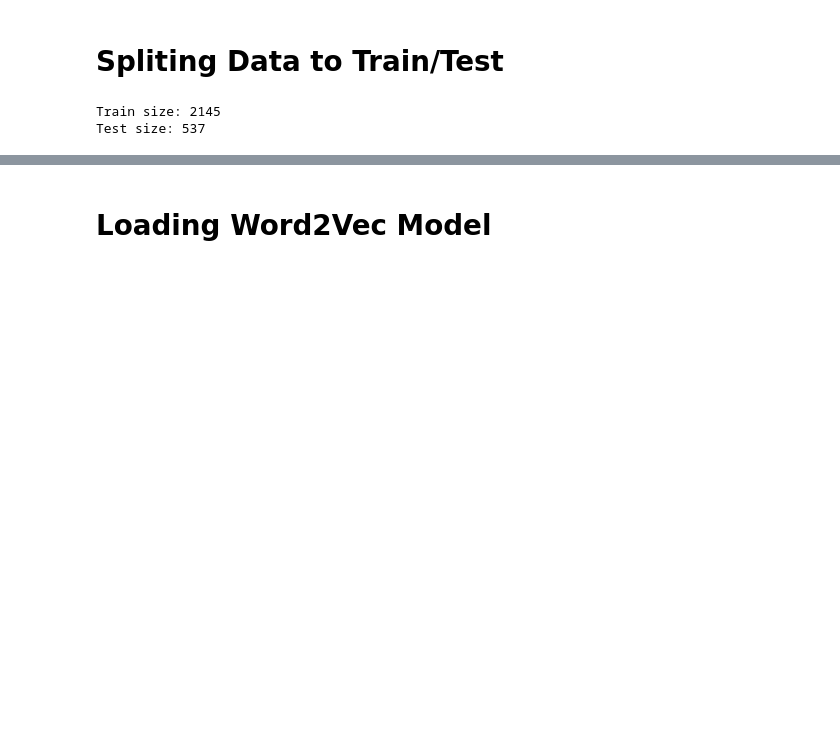
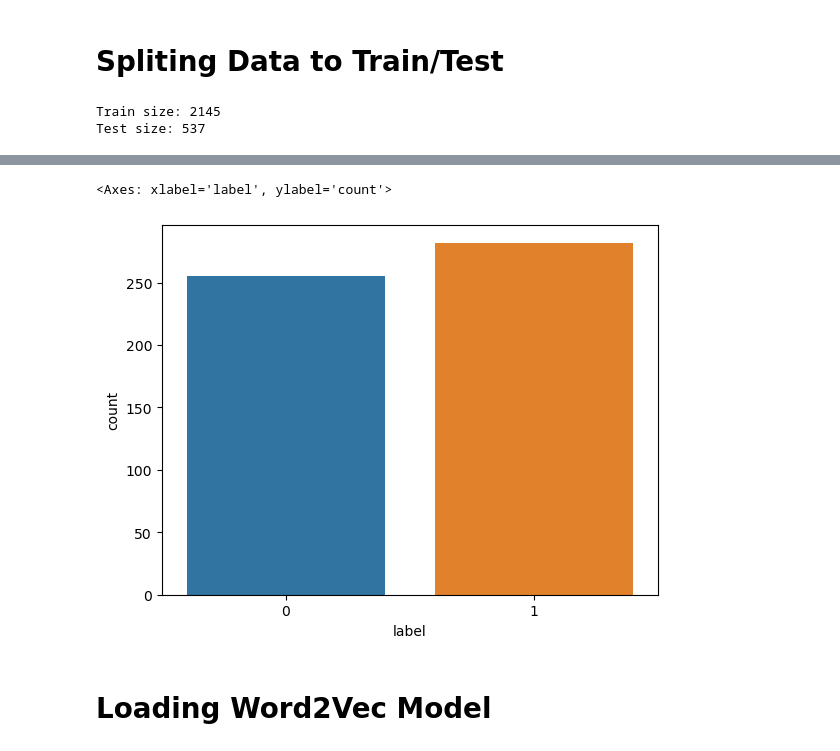
Before and after one commit to BakiTech/sentiment_analysis_on_moroccan_arabic_dialect, a Jupyter notebook: model_building&training.ipynb, the cells around one changed output, grey strips where cells are left out. Drawn from its saved outputs; the diff is of its cells as text; code cells hidden in the pictures; blank space fills up the shorter version.

```diff
--- a/model_building&training.ipynb
+++ b/model_building&training.ipynb
@@ -43,3 +45,8 @@ Test size: 537
+# %%
+sns.countplot( x=y_test)
+# %% [output]
+<Axes: xlabel='label', ylabel='count'>
+[figure, added]
 # %% [markdown]
 # Loading Word2Vec Model
 # %%
```
Also changed, not shown: parts of 11 cells of this notebook, 3 other files.
